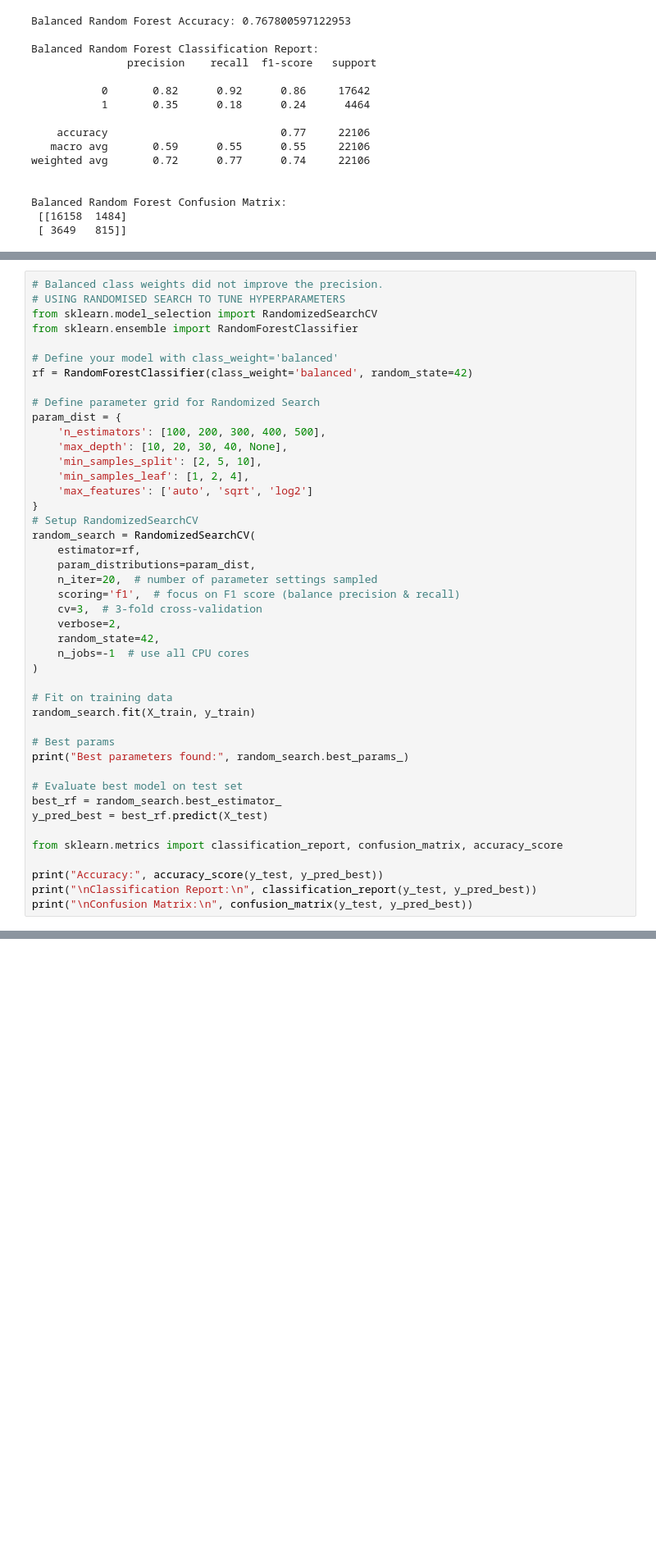
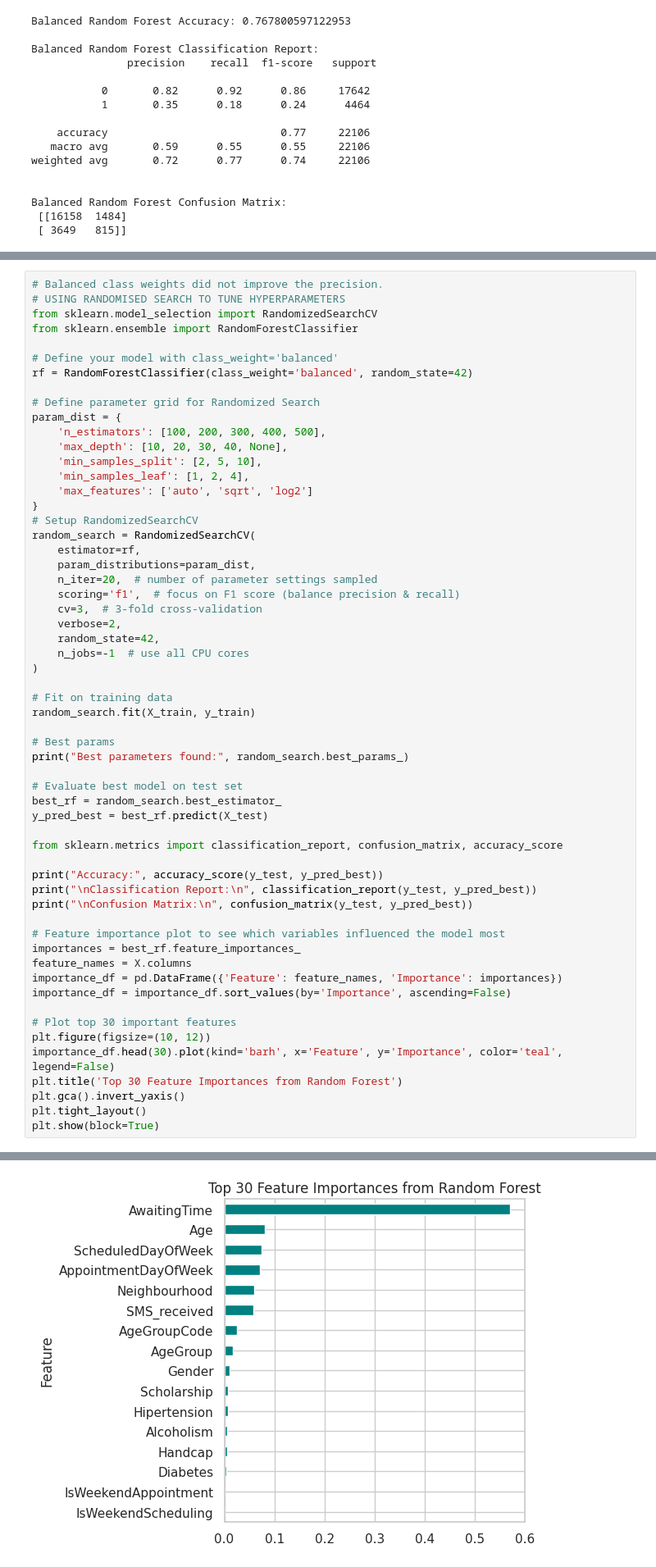
Before and after one commit to lesego-maponyane/Medical-appointment-no-show, a Jupyter notebook: No_show_project (1).ipynb, the cells around one changed output, grey strips where cells are left out. Shown at 82% size. Saved outputs shown, nothing was run; the diff lists cells and outputs as text; blank space fills up the shorter version.

```diff
--- a/No_show_project (1).ipynb
+++ b/No_show_project (1).ipynb
@@ -916,6 +931,20 @@ from sklearn.metrics import classification_report, confusion_matrix, accuracy_sc
 print("Accuracy:", accuracy_score(y_test, y_pred_best))
 print("\nClassification Report:\n", classification_report(y_test, y_pred_best))
 print("\nConfusion Matrix:\n", confusion_matrix(y_test, y_pred_best))
+
+# Feature importance plot to see which variables influenced the model most
+importances = best_rf.feature_importances_
+feature_names = X.columns
+importance_df = pd.DataFrame({'Feature': feature_names, 'Importance': importances})
+importance_df = importance_df.sort_values(by='Importance', ascending=False)
+
+# Plot top 30 important features
+plt.figure(figsize=(10, 12))
+importance_df.head(30).plot(kind='barh', x='Feature', y='Importance', color='teal', legend=False)
+plt.title('Top 30 Feature Importances from Random Forest')
+plt.gca().invert_yaxis()
+plt.tight_layout()
+plt.show(block=True)
 # %% [output]
 Fitting 3 folds for each of 20 candidates, totalling 60 fits
 Best parameters found: {'n_estimators': 300, 'min_samples_split': 2, 'min_samples_leaf': 4, 'max_features': 'sqrt', 'max_depth': 10}
@@ -938,3 +968,4 @@ Confusion Matrix:
+[figure, added]
 # %%
 # ==============
 # SMOTE MODEL
```
Also changed, not shown: parts of 5 cells of this notebook.
